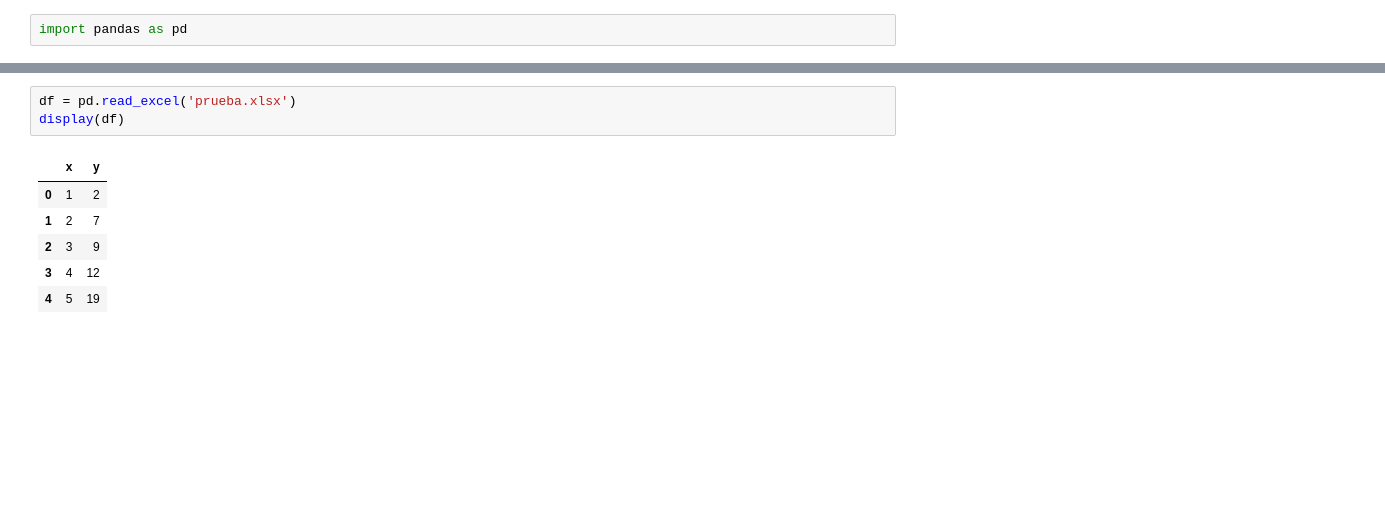
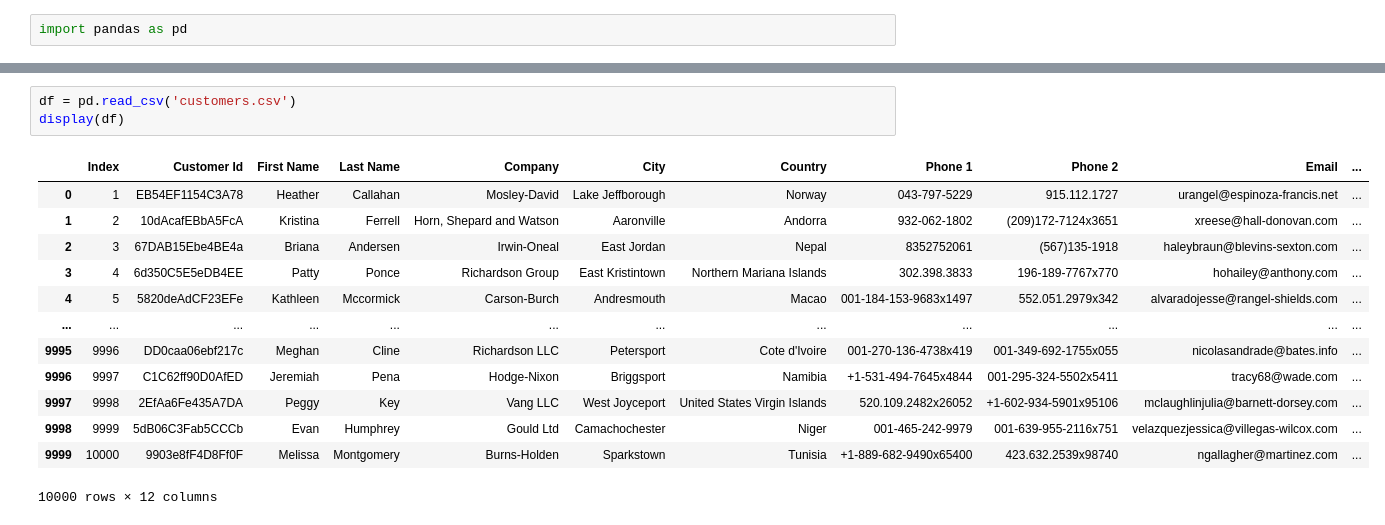
Before and after one commit to panque-buap/IA-OTO2025, a Jupyter notebook: CienciaDatos/Pandas.ipynb, the cells around one changed output, grey strips where cells are left out. Cells and saved outputs as stored; diff of their text form; blank space fills up the shorter version.

```diff
--- a/CienciaDatos/Pandas.ipynb
+++ b/CienciaDatos/Pandas.ipynb
@@ -5,10 +11,17 @@ dataframe = pd.Data
 # %%
-df = pd.read_excel('prueba.xlsx')
+df = pd.read_csv('customers.csv')
 display(df)
 # %% [output]
-|  | x | y |
-| 0 | 1 | 2 |
-| 1 | 2 | 7 |
-| 2 | 3 | 9 |
-| 3 | 4 | 12 |
-| 4 | 5 | 19 |
+|  | Index | Customer Id | First Name | Last Name | Company | City | Country | Phone 1 | Phone 2 | Email | ... |
+| 0 | 1 | EB54EF1154C3A78 | Heather | Callahan | Mosley-David | Lake Jeffborough | Norway | 043-797-5229 | 915.112.1727 | urangel@espinoza-francis.net | ... |
+| 1 | 2 | 10dAcafEBbA5FcA | Kristina | Ferrell | Horn, Shepard and Watson | Aaronville | Andorra | 932-062-1802 | (209)172-7124x3651 | xreese@hall-donovan.com | ... |
+| 2 | 3 | 67DAB15Ebe4BE4a | Briana | Andersen | Irwin-Oneal | East Jordan | Nepal | 8352752061 | (567)135-1918 | haleybraun@blevins-sexton.com | ... |
+| 3 | 4 | 6d350C5E5eDB4EE | Patty | Ponce | Richardson Group | East Kristintown | Northern Mariana Islands | 302.398.3833 | 196-189-7767x770 | hohailey@anthony.com | ... |
+| 4 | 5 | 5820deAdCF23EFe | Kathleen | Mccormick | Carson-Burch | Andresmouth | Macao | 001-184-153-9683x1497 | 552.051.2979x342 | alvaradojesse@rangel-shields.com | ... |
+| ... | ... | ... | ... | ... | ... | ... | ... | ... | ... | ... | ... |
+| 9995 | 9996 | DD0caa06ebf217c | Meghan | Cline | Richardson LLC | Petersport | Cote d'Ivoire | 001-270-136-4738x419 | 001-349-692-1755x055 | nicolasandrade@bates.info | ... |
+| 9996 | 9997 | C1C62ff90D0AfED | Jeremiah | Pena | Hodge-Nixon | Briggsport | Namibia | +1-531-494-7645x4844 | 001-295-324-5502x5411 | tracy68@wade.com | ... |
+| 9997 | 9998 | 2EfAa6Fe435A7DA | Peggy | Key | Vang LLC | West Joyceport | United States Virgin Islands | 520.109.2482x26052 | +1-602-934-5901x95106 | mclaughlinjulia@barnett-dorsey.com | ... |
+| 9998 | 9999 | 5dB06C3Fab5CCCb | Evan | Humphrey | Gould Ltd | Camachochester | Niger | 001-465-242-9979 | 001-639-955-2116x751 | velazquezjessica@villegas-wilcox.com | ... |
+| 9999 | 10000 | 9903e8fF4D8Ff0F | Melissa | Montgomery | Burns-Holden | Sparkstown | Tunisia | +1-889-682-9490x65400 | 423.632.2539x98740 | ngallagher@martinez.com | ... |
+10000 rows × 12 columns
```
Also changed, not shown: parts of 28 cells of this notebook, 3 other files.
